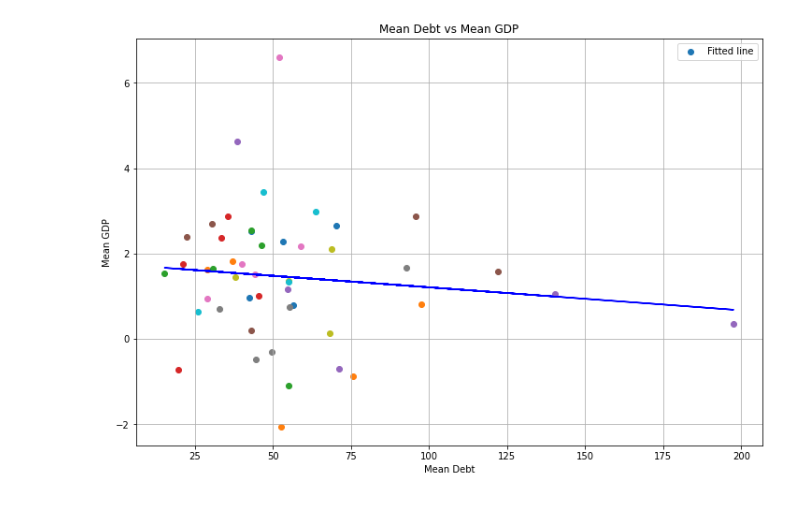
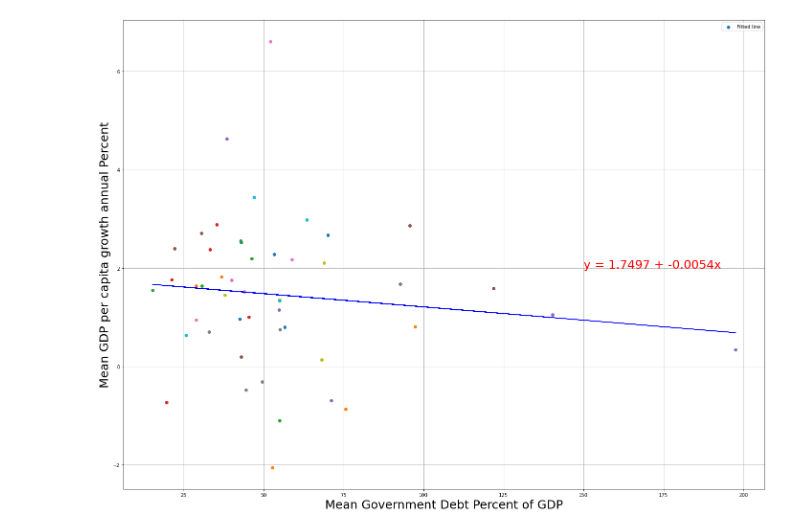
Before and after one commit to NumEconCopenhagen/Debt-and-Growth-New-Evidence-for-Low--and-Middle-Income-African-Countries, a Jupyter notebook: Mean table and graph.ipynb, the cells around one changed output. Saved outputs shown, nothing was run; the diff lists cells and outputs as text; code cells hidden in the pictures.

```diff
--- a/Mean table and graph.ipynb
+++ b/Mean table and graph.ipynb
@@ -54,36 +54,45 @@ mean_gdp = data.groupby('Country_Name')['GDP_per_capita_growth_annual_Percent'].
 # %%
 import matplotlib.pyplot as plt
 import statsmodels.api as sm
 
 # ... (assuming you have mean_debt and mean_gdp calculated)
 
-plt.figure(figsize=(12, 8))
+plt.figure(figsize=(24, 18))
 
 # Either extract elements:
 for i in range(len(mean_debt)):
     plt.scatter(mean_debt[i], mean_gdp[i])
 
 # ... Or convert to lists:
 # plt.scatter(mean_debt.tolist(), mean_gdp.tolist())
 
 # add a line of best fit
 X = sm.add_constant(mean_debt)
 model = sm.OLS(mean_gdp, X, missing='drop')
 results = model.fit()
 plt.plot(mean_debt, results.fittedvalues, 'r', color ='blue')
 
+# plot the line coefficients in the plot
+plt.text(150, 2, 'y = {0:.4f} + {1:.4f}x'.format(results.params[0], results.params[1]), color='red', fontsize=25)
+
+
+
 # make plot pretty
 plt.grid()
 plt.legend(['Fitted line'])
 
 # make plot bigger
 
-plt.xlabel('Mean Debt')
-plt.ylabel('Mean GDP')
-plt.title('Mean Debt vs Mean GDP')
+plt.xlabel('Mean Government Debt Percent of GDP', size = 25)
+plt.ylabel('Mean GDP per capita growth annual Percent', size =25)
+
+
+# save plot
+plt.savefig('debt_vs_gdp.png')
+
 plt.show()
 # %% [output]
-[figure, old version]
+[figure, new version]
 # %%
 # make mean_debt and mean_gdp into a latrex table together
 
```
Also changed, not shown: parts of 4 cells of this notebook, 5 other files.
